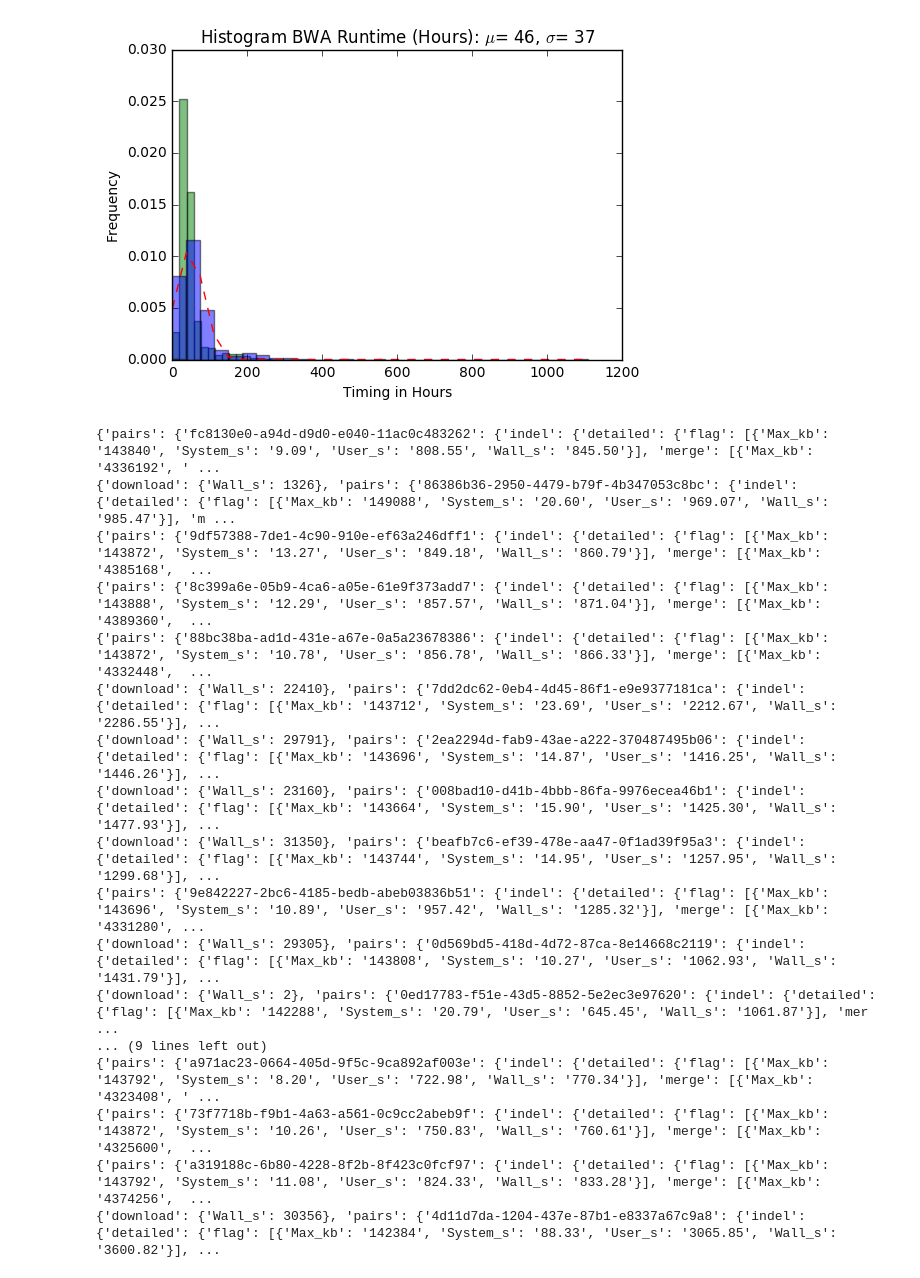
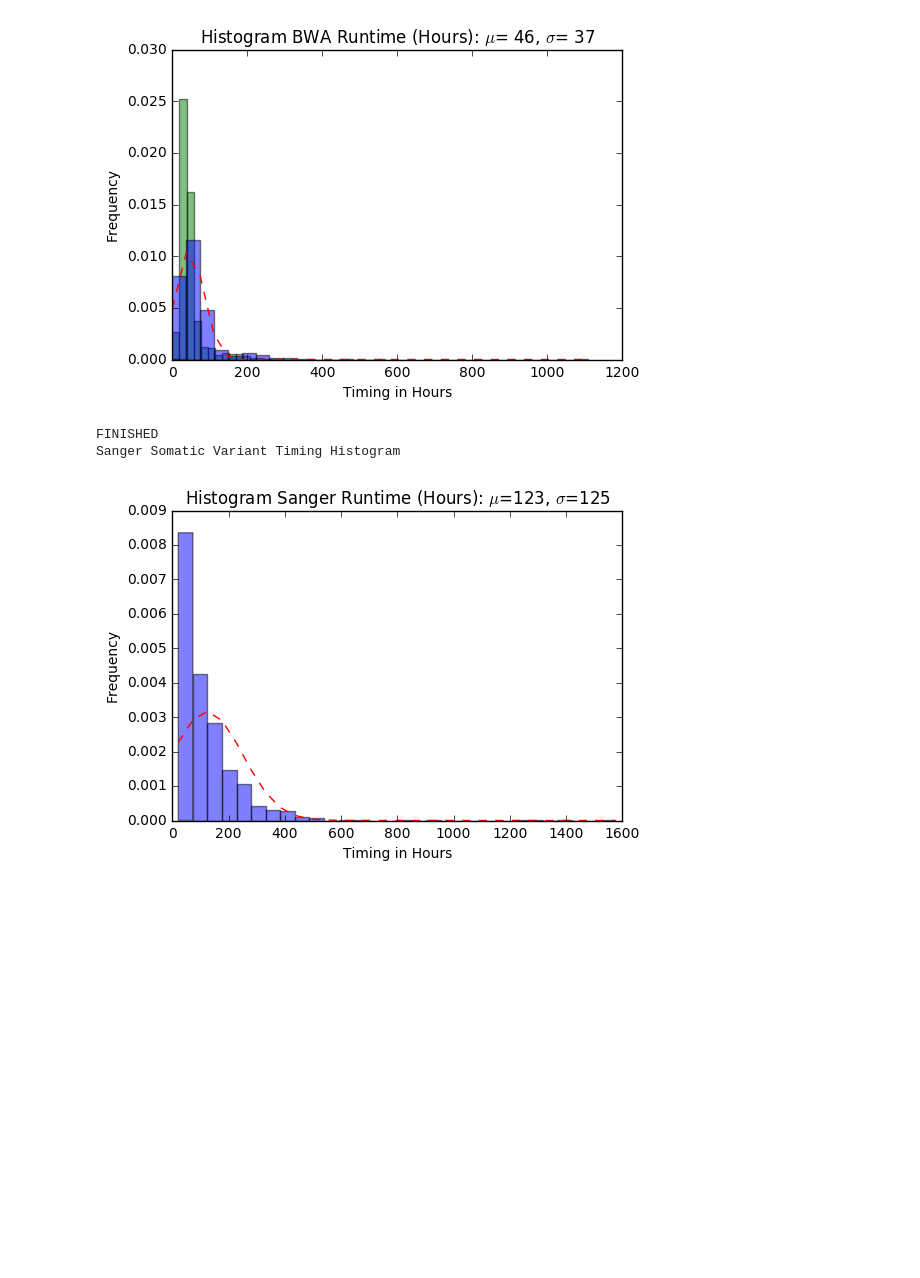
Before and after one commit to ICGC-TCGA-PanCancer/pcawg-infrastructure-paper, a Jupyter notebook: pcawg-infrastructure-paper.ipynb, the cells around one changed output. Cells and saved outputs as stored; diff of their text form; code cells hidden in the pictures; blank space fills up the shorter version.

```diff
--- a/pcawg-infrastructure-paper.ipynb
+++ b/pcawg-infrastructure-paper.ipynb
@@ -119,53 +119,38 @@ timing_list = []
 
 for line in file_content.splitlines():
     json_struct = json.loads(line.decode(encoding='UTF-8'))
     #print(json_struct)
-    print(json_struct['variant_calling_results']['sanger_variant_calling']['workflow_details']['variant_timing_metrics'])
-    exit()
+    #print (type(json_struct['variant_calling_results']['sanger_variant_calling']['workflow_details']['variant_timing_metrics']))
+    #print (json_struct['variant_calling_results']['sanger_variant_calling']['workflow_details']['variant_timing_metrics'].keys())
     try:
         sanger_timing = 0
-        for timing in json_struct['variant_calling_results']['sanger_variant_calling']['workflow_details']['variant_timing_metrics'] :
-            #print(timing['metrics']['bwa_timing_seconds'])
-            sanger_timing += timing['workflow']['Wall_s']
+        timing = json_struct['variant_calling_results']['sanger_variant_calling']['workflow_details']['variant_timing_metrics']['workflow']['Wall_s']
+        #print ("TIMING: " + str(timing))
+        sanger_timing += timing
         #print(bwa_normal_timing)
         timing_list.append(sanger_timing/60/60)
     except:
         pass
-
 print("Sanger Somatic Variant Timing Histogram")
 #print(bwa_normal_timing_list)
 #print(bwa_tumor_timing_list)
 
 # histogram
 mu = statistics.mean(timing_list) # mean of distribution
 sigma = statistics.stdev(timing_list) # standard deviation of distribution
 num_bins = 30
 n, bins, patches = plt.hist(timing_list, num_bins, normed=1, facecolor='blue', alpha=0.5)
 # add a 'best fit' line
 y = mlab.normpdf(bins, mu, sigma)
 plt.plot(bins, y, 'r--')
 plt.xlabel('Timing in Hours')
 plt.ylabel('Frequency')
 plt.title(r"Histogram Sanger Runtime (Hours): $\mu$=%3d, $\sigma$=%3d" % (mu, sigma))
 
 # Tweak spacing to prevent clipping of ylabel
 plt.subplots_adjust(left=0.15)
 plt.show()
 # %% [output]
-{'pairs': {'fc8130e0-a94d-d9d0-e040-11ac0c483262': {'indel': {'detailed': {'flag': [{'Max_kb': '143840', 'System_s': '9.09', 'User_s': '808.55', 'Wall_s': '845.50'}], 'merge': [{'Max_kb': '4336192', ' ...
-{'download': {'Wall_s': 1326}, 'pairs': {'86386b36-2950-4479-b79f-4b347053c8bc': {'indel': {'detailed': {'flag': [{'Max_kb': '149088', 'System_s': '20.60', 'User_s': '969.07', 'Wall_s': '985.47'}], 'm ...
-{'pairs': {'9df57388-7de1-4c90-910e-ef63a246dff1': {'indel': {'detailed': {'flag': [{'Max_kb': '143872', 'System_s': '13.27', 'User_s': '849.18', 'Wall_s': '860.79'}], 'merge': [{'Max_kb': '4385168',  ...
-{'pairs': {'8c399a6e-05b9-4ca6-a05e-61e9f373add7': {'indel': {'detailed': {'flag': [{'Max_kb': '143888', 'System_s': '12.29', 'User_s': '857.57', 'Wall_s': '871.04'}], 'merge': [{'Max_kb': '4389360',  ...
-{'pairs': {'88bc38ba-ad1d-431e-a67e-0a5a23678386': {'indel': {'detailed': {'flag': [{'Max_kb': '143872', 'System_s': '10.78', 'User_s': '856.78', 'Wall_s': '866.33'}], 'merge': [{'Max_kb': '4332448',  ...
-{'download': {'Wall_s': 22410}, 'pairs': {'7dd2dc62-0eb4-4d45-86f1-e9e9377181ca': {'indel': {'detailed': {'flag': [{'Max_kb': '143712', 'System_s': '23.69', 'User_s': '2212.67', 'Wall_s': '2286.55'}], ...
-{'download': {'Wall_s': 29791}, 'pairs': {'2ea2294d-fab9-43ae-a222-370487495b06': {'indel': {'detailed': {'flag': [{'Max_kb': '143696', 'System_s': '14.87', 'User_s': '1416.25', 'Wall_s': '1446.26'}], ...
-{'download': {'Wall_s': 23160}, 'pairs': {'008bad10-d41b-4bbb-86fa-9976ecea46b1': {'indel': {'detailed': {'flag': [{'Max_kb': '143664', 'System_s': '15.90', 'User_s': '1425.30', 'Wall_s': '1477.93'}], ...
-{'download': {'Wall_s': 31350}, 'pairs': {'beafb7c6-ef39-478e-aa47-0f1ad39f95a3': {'indel': {'detailed': {'flag': [{'Max_kb': '143744', 'System_s': '14.95', 'User_s': '1257.95', 'Wall_s': '1299.68'}], ...
-{'pairs': {'9e842227-2bc6-4185-bedb-abeb03836b51': {'indel': {'detailed': {'flag': [{'Max_kb': '143696', 'System_s': '10.89', 'User_s': '957.42', 'Wall_s': '1285.32'}], 'merge': [{'Max_kb': '4331280', ...
-{'download': {'Wall_s': 29305}, 'pairs': {'0d569bd5-418d-4d72-87ca-8e14668c2119': {'indel': {'detailed': {'flag': [{'Max_kb': '143808', 'System_s': '10.27', 'User_s': '1062.93', 'Wall_s': '1431.79'}], ...
-{'download': {'Wall_s': 2}, 'pairs': {'0ed17783-f51e-43d5-8852-5e2ec3e97620': {'indel': {'detailed': {'flag': [{'Max_kb': '142288', 'System_s': '20.79', 'User_s': '645.45', 'Wall_s': '1061.87'}], 'mer ...
-... (9 lines left out)
-{'pairs': {'a971ac23-0664-405d-9f5c-9ca892af003e': {'indel': {'detailed': {'flag': [{'Max_kb': '143792', 'System_s': '8.20', 'User_s': '722.98', 'Wall_s': '770.34'}], 'merge': [{'Max_kb': '4323408', ' ...
-{'pairs': {'73f7718b-f9b1-4a63-a561-0c9cc2abeb9f': {'indel': {'detailed': {'flag': [{'Max_kb': '143872', 'System_s': '10.26', 'User_s': '750.83', 'Wall_s': '760.61'}], 'merge': [{'Max_kb': '4325600',  ...
-{'pairs': {'a319188c-6b80-4228-8f2b-8f423c0fcf97': {'indel': {'detailed': {'flag': [{'Max_kb': '143792', 'System_s': '11.08', 'User_s': '824.33', 'Wall_s': '833.28'}], 'merge': [{'Max_kb': '4374256',  ...
-{'download': {'Wall_s': 30356}, 'pairs': {'4d11d7da-1204-437e-87b1-e8337a67c9a8': {'indel': {'detailed': {'flag': [{'Max_kb': '142384', 'System_s': '88.33', 'User_s': '3065.85', 'Wall_s': '3600.82'}], ...
+FINISHED
+Sanger Somatic Variant Timing Histogram
+[figure, added]
```
Also changed, not shown: parts of 1 cell of this notebook, 2 other files.
